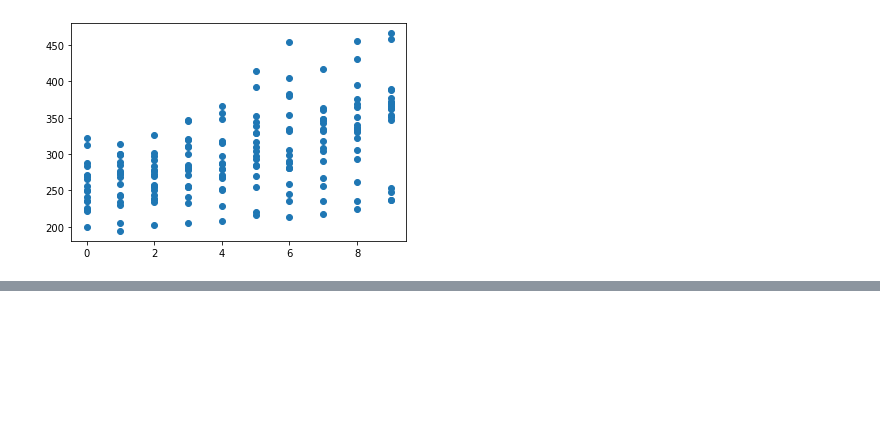
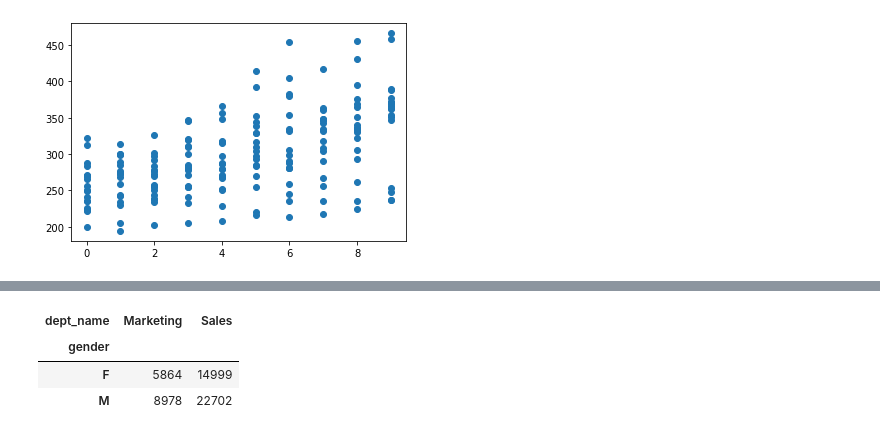
Before and after one commit to dashbringhurst/statistics-exercises, a Jupyter notebook: hypothesis_testing.ipynb, the cells around one changed output, grey strips where cells are left out. Drawn from its saved outputs; the diff is of its cells as text; code cells hidden in the pictures; blank space fills up the shorter version.

```diff
--- a/hypothesis_testing.ipynb
+++ b/hypothesis_testing.ipynb
@@ -471,0 +663,10 @@ plt.scatter(x,y)
+# %%
+df_emp = df_emp[df_emp.dept_name.str.contains('Sales') | df_emp.dept_name.str.contains('Market')]
+# %%
+observed = pd.crosstab(df_emp.gender, df_emp.dept_name)
+observed
+# %% [output]
+| dept_name | Marketing | Sales |
+| gender |  |  |
+| F | 5864 | 14999 |
+| M | 8978 | 22702 |
```
Also changed, not shown: parts of 43 cells of this notebook.
